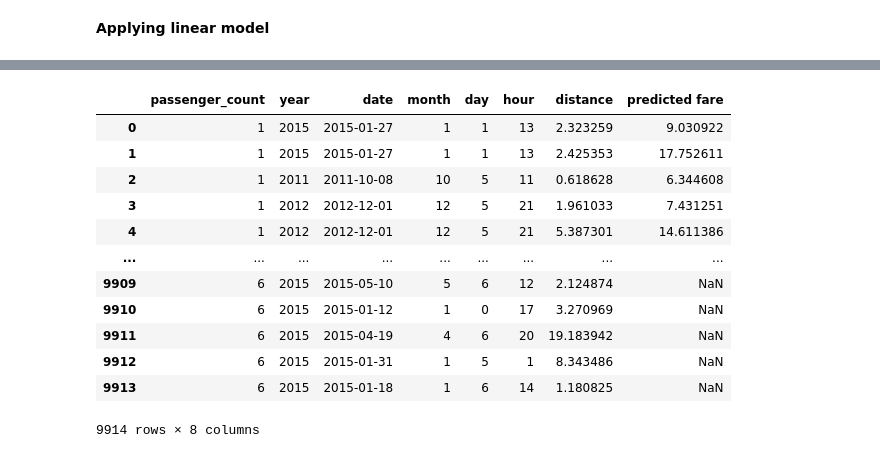
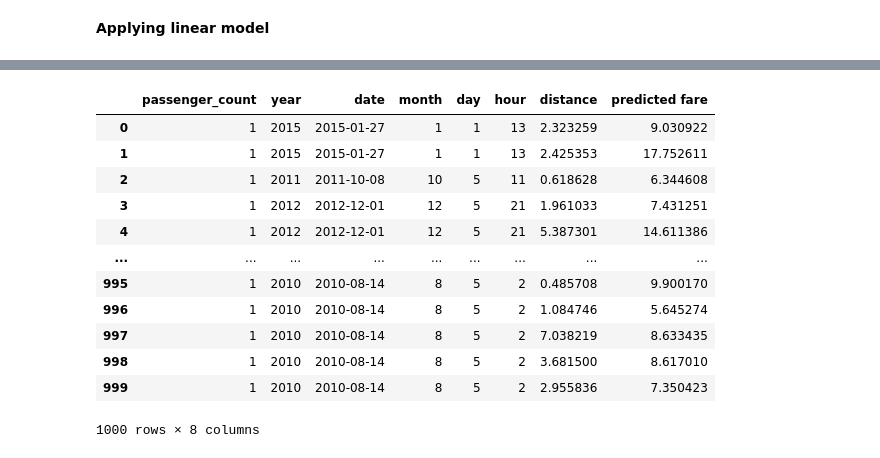
Before and after one commit to vapurv843/Cab-fare-prediction, a Jupyter notebook: cab_fare.ipynb, the cells around one changed output, grey strips where cells are left out. Drawn from its saved outputs; the diff is of its cells as text; code cells hidden in the pictures.

```diff
--- a/cab_fare.ipynb
+++ b/cab_fare.ipynb
@@ -843,18 +844,18 @@ print(y_pred)
 # %%
 test_data['predicted fare ']= pd.Series(y_pred)
 # %%
-test_data
+test_data.head(1000)
 # %% [output]
 |  | passenger_count | year | date | month | day | hour | distance | predicted fare |
 | 0 | 1 | 2015 | 2015-01-27 | 1 | 1 | 13 | 2.323259 | 9.030922 |
 | 1 | 1 | 2015 | 2015-01-27 | 1 | 1 | 13 | 2.425353 | 17.752611 |
 | 2 | 1 | 2011 | 2011-10-08 | 10 | 5 | 11 | 0.618628 | 6.344608 |
 | 3 | 1 | 2012 | 2012-12-01 | 12 | 5 | 21 | 1.961033 | 7.431251 |
 | 4 | 1 | 2012 | 2012-12-01 | 12 | 5 | 21 | 5.387301 | 14.611386 |
 | ... | ... | ... | ... | ... | ... | ... | ... | ... |
-| 9909 | 6 | 2015 | 2015-05-10 | 5 | 6 | 12 | 2.124874 | NaN |
-| 9910 | 6 | 2015 | 2015-01-12 | 1 | 0 | 17 | 3.270969 | NaN |
-| 9911 | 6 | 2015 | 2015-04-19 | 4 | 6 | 20 | 19.183942 | NaN |
-| 9912 | 6 | 2015 | 2015-01-31 | 1 | 5 | 1 | 8.343486 | NaN |
-| 9913 | 6 | 2015 | 2015-01-18 | 1 | 6 | 14 | 1.180825 | NaN |
+| 995 | 1 | 2010 | 2010-08-14 | 8 | 5 | 2 | 0.485708 | 9.900170 |
+| 996 | 1 | 2010 | 2010-08-14 | 8 | 5 | 2 | 1.084746 | 5.645274 |
+| 997 | 1 | 2010 | 2010-08-14 | 8 | 5 | 2 | 7.038219 | 8.633435 |
+| 998 | 1 | 2010 | 2010-08-14 | 8 | 5 | 2 | 3.681500 | 8.617010 |
+| 999 | 1 | 2010 | 2010-08-14 | 8 | 5 | 2 | 2.955836 | 7.350423 |
-9914 rows × 8 columns
+1000 rows × 8 columns
```
Also changed, not shown: parts of 4 cells of this notebook.
